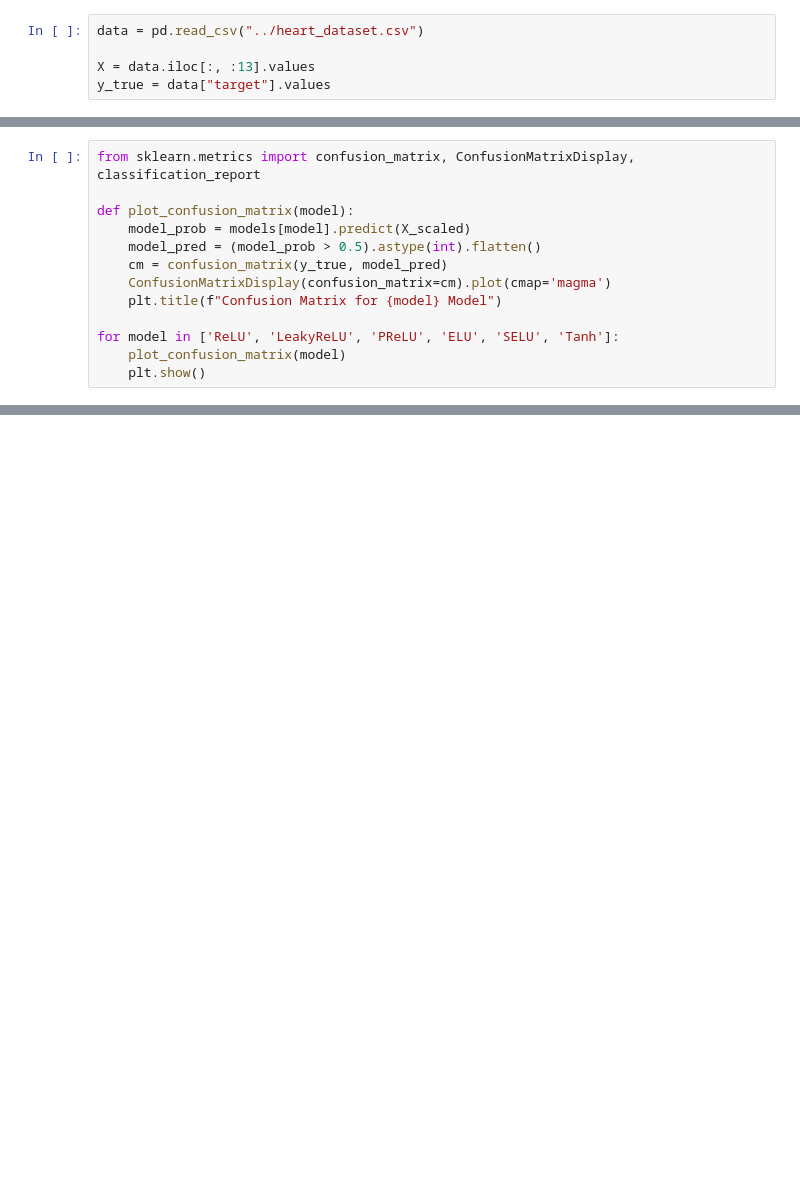
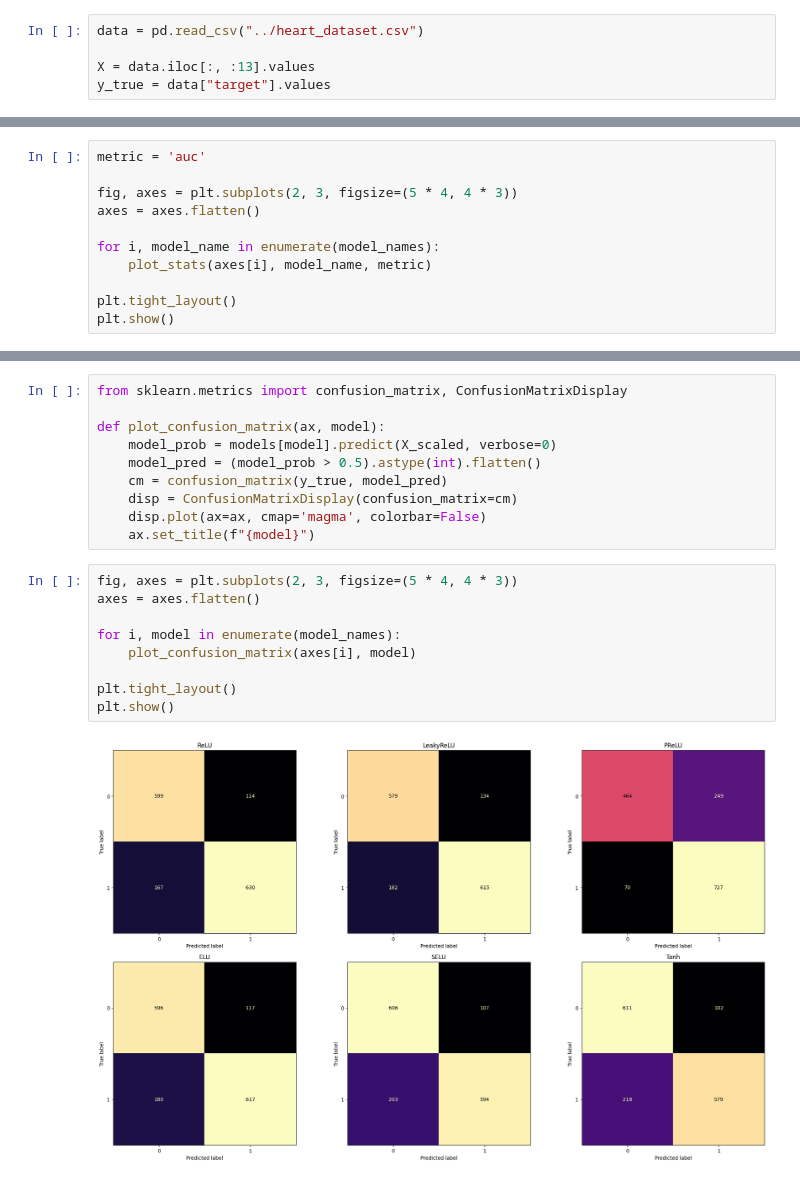
Before and after one commit to Tokito-to/heart-disease-prediction, a Jupyter notebook: notebooks/model_analysis.ipynb, the cells around one changed output, grey strips where cells are left out. Drawn from its saved outputs; the diff is of its cells as text; blank space fills up the shorter version.

Commit message:
Heart: [Test] tweak hyperparamater range
- adapt bash script to save model training log
- updated model_analysis
 * now includes train plot from dumps

```diff
--- a/notebooks/model_analysis.ipynb
+++ b/notebooks/model_analysis.ipynb
@@ -193,0 +268,11 @@ models = {
+# %%
+metric = 'auc'
+
+fig, axes = plt.subplots(2, 3, figsize=(5 * 4, 4 * 3))
+axes = axes.flatten()
+
+for i, model_name in enumerate(model_names):
+    plot_stats(axes[i], model_name, metric)
+
+plt.tight_layout()
+plt.show()
@@ -218,13 +334,0 @@ Tanh Accuracy: 80.13%
-# %%
-from sklearn.metrics import confusion_matrix, ConfusionMatrixDisplay, classification_report
-
-def plot_confusion_matrix(model):
-    model_prob = models[model].predict(X_scaled)
-    model_pred = (model_prob > 0.5).astype(int).flatten()
-    cm = confusion_matrix(y_true, model_pred)
-    ConfusionMatrixDisplay(confusion_matrix=cm).plot(cmap='magma')
-    plt.title(f"Confusion Matrix for {model} Model")
-
-for model in ['ReLU', 'LeakyReLU', 'PReLU', 'ELU', 'SELU', 'Tanh']:
-    plot_confusion_matrix(model)
-    plt.show()
@@ -243,0 +335,21 @@ for model in ['ReLU', 'LeakyReLU', 'PReLU', 'ELU', 'SELU', 'Tanh']:
+# %%
+from sklearn.metrics import confusion_matrix, ConfusionMatrixDisplay
+
+def plot_confusion_matrix(ax, model):
+    model_prob = models[model].predict(X_scaled, verbose=0)
+    model_pred = (model_prob > 0.5).astype(int).flatten()
+    cm = confusion_matrix(y_true, model_pred)
+    disp = ConfusionMatrixDisplay(confusion_matrix=cm)
+    disp.plot(ax=ax, cmap='magma', colorbar=False)
+    ax.set_title(f"{model}")
+# %%
+fig, axes = plt.subplots(2, 3, figsize=(5 * 4, 4 * 3))
+axes = axes.flatten()
+
+for i, model in enumerate(model_names):
+    plot_confusion_matrix(axes[i], model)
+
+plt.tight_layout()
+plt.show()
+# %% [output]
+[figure, added]
```
Also changed, not shown: parts of 17 cells of this notebook, 22 other files.
